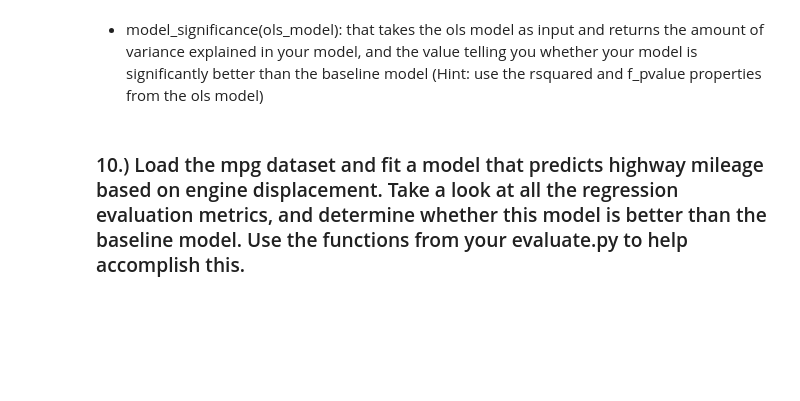
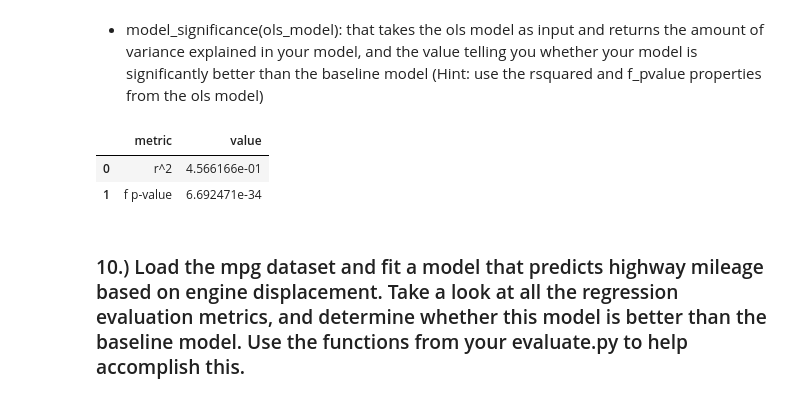
Before and after one commit to jivemachine/ds-methodologies-exercises, a Jupyter notebook: regression/evaluate.ipynb, the cells around one changed output. Cells and saved outputs as stored; diff of their text form; code cells hidden in the pictures; blank space fills up the shorter version.

```diff
--- a/regression/evaluate.ipynb
+++ b/regression/evaluate.ipynb
@@ -320,10 +326,16 @@ def model_significance(ols_model):
     takes an ols model as input and returns the r^2
     and the p-value
     '''
-    r2 = model.rsquared
-    p_value = model.f_pvalue
-    df_model_sig = pd.DataFrame(np,array(['r^2', 'f p-value']), columns=['metric'])
+    r2 = ols_model.rsquared
+    p_value = ols_model.f_pvalue
+    df_model_sig = pd.DataFrame(np.array(['r^2', 'f p-value']), columns=['metric'])
     df_model_sig['value'] = np.array([r2, p_value])
     return df_model_sig
+# %%
+model_significance(model)
+# %% [output]
+|  | metric | value |
+| 0 | r^2 | 4.566166e-01 |
+| 1 | f p-value | 6.692471e-34 |
 # %% [markdown]
 ### 10.) Load the mpg dataset and fit a model that predicts highway mileage based on engine displacement. Take a look at all the regression evaluation metrics, and determine whether this model is better than the baseline model. Use the functions from your evaluate.py to help accomplish this.
```
Also changed, not shown: parts of 7 cells of this notebook, 1 other file.
